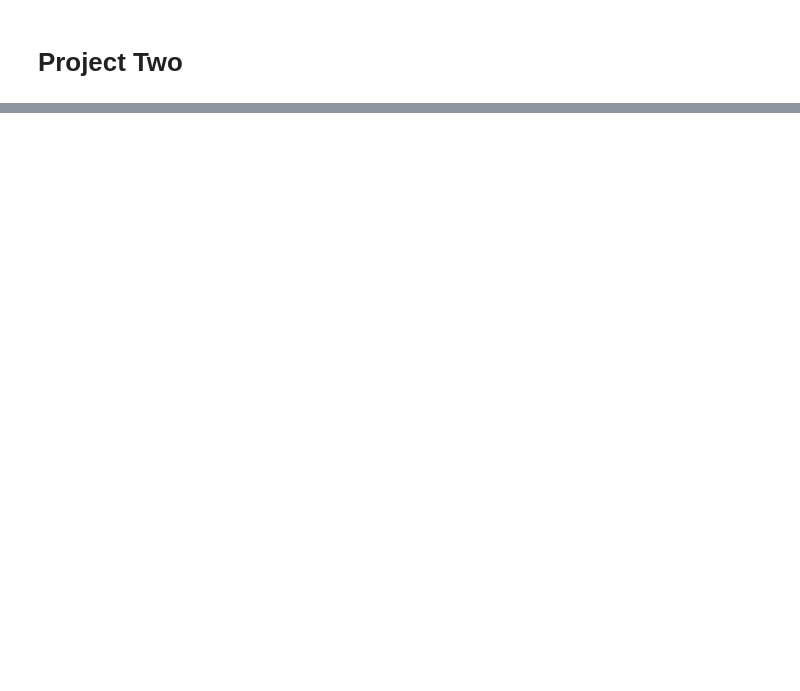
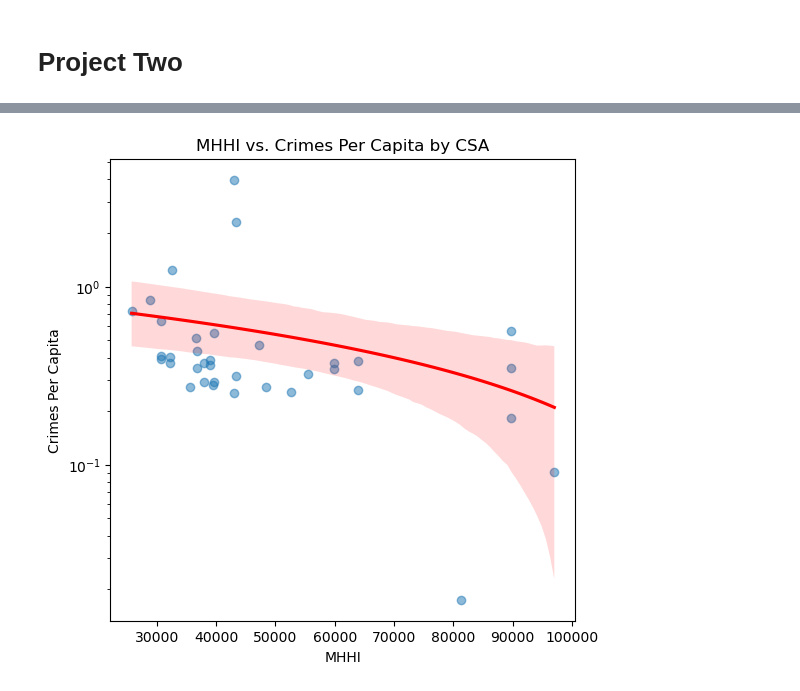
Before and after one commit to ECO225-W2024/project-one-code-IvanGrandov, a Jupyter notebook: Code/proj_one_code.ipynb, the cells around one changed output, grey strips where cells are left out. Cells and saved outputs as stored; diff of their text form; code cells hidden in the pictures; blank space fills up the shorter version.

Commit message:
Project 2 Final Draft
The final version of my Project 2

```diff
--- a/Code/proj_one_code.ipynb
+++ b/Code/proj_one_code.ipynb
@@ -415,0 +409,31 @@ The findings of this study underscore the importance of targeted interventions a
+# %%
+# Importing New Dataset
+zip_path2 = '/Users/ivangrandov/Documents/GitHub/project-one-code-IvanGrandov/Data/Baltimore_Median_Household_Income.zip'
+temp_dir2 = 'temp_shapefile2'
+
+with zipfile.ZipFile(zip_path2, 'r') as zip_ref2:
+    zip_ref2.extractall(temp_dir2)
+
+shp_file2 = [os.path.join(temp_dir2, f) for f in os.listdir(temp_dir2) if f.endswith('.shp')][0]
+
+# Create gdf for the CSA shapefiles
+income_gdf = gpd.read_file(shp_file2)
+
+# Calculate MHHI
+income_gdf['MHHI'] = (income_gdf['mhhi17'] + income_gdf['mhhi16'] + income_gdf['mhhi15'] + \
+                      income_gdf['mhhi14'] + income_gdf['mhhi13'] + income_gdf['mhhi12']) / 6
+
+merged_gdf2 = gpd.sjoin(merged_gdf, income_gdf, how="left", op="within")
+
+import seaborn as sns
+# Scatter plot with regression line
+plt.figure(figsize=(6, 6))
+sns.regplot(x='MHHI', y='CrimesPerCapita', data=merged_gdf2, scatter_kws={'alpha':0.5}, line_kws={'color': 'red'})
+
+plt.title('MHHI vs. Crimes Per Capita by CSA')
+plt.xlabel('MHHI')
+plt.ylabel('Crimes Per Capita')
+plt.yscale('log')
+plt.show()
+# %% [output]
+[figure, added]
```
Also changed, not shown: parts of 16 cells of this notebook.
